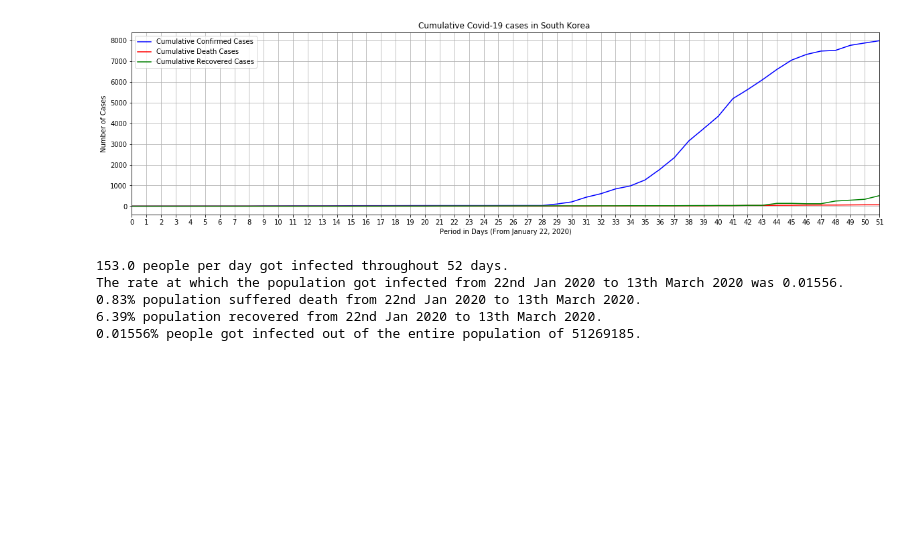
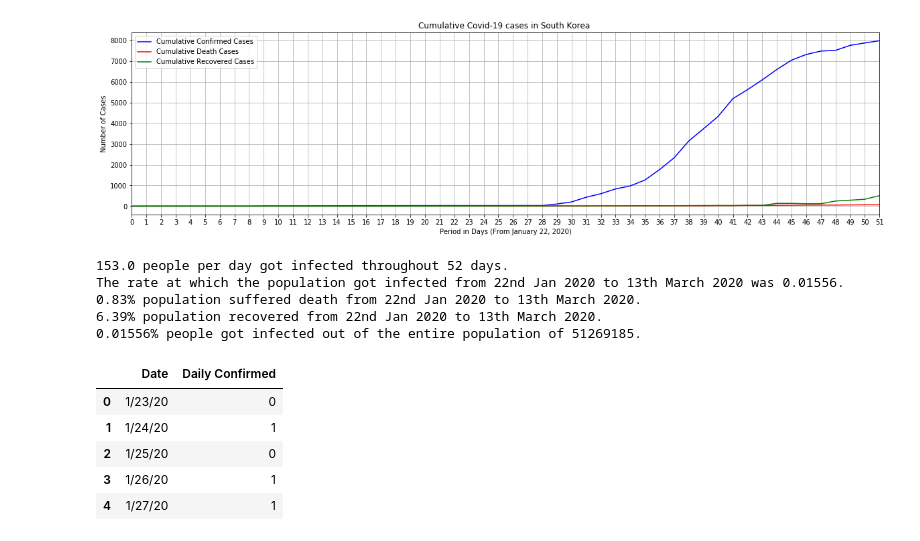
Before and after one commit to davesiddharth/Covid-19-US-Canada-Case-Prediction, a Jupyter notebook: COVID-19_South_Korea/Data_cleaning_South_Korea.ipynb, the cells around one changed output. Cells and saved outputs as stored; diff of their text form; code cells hidden in the pictures; blank space fills up the shorter version.

```diff
--- a/COVID-19_South_Korea/Data_cleaning_South_Korea.ipynb
+++ b/COVID-19_South_Korea/Data_cleaning_South_Korea.ipynb
@@ -240,0 +235,13 @@ The rate at which the population got infected from 22nd Jan 2020 to 13th March 2
+# %%
+difference.tolist()
+south_korea_daily_df=pd.DataFrame({"Date":south_korea_df["Date"].drop(0).tolist(),\
+                           "Daily Confirmed":difference.tolist()
+                           })
+south_korea_daily_df.head()
+# %% [output]
+|  | Date | Daily Confirmed |
+| 0 | 1/23/20 | 0 |
+| 1 | 1/24/20 | 1 |
+| 2 | 1/25/20 | 0 |
+| 3 | 1/26/20 | 1 |
+| 4 | 1/27/20 | 1 |
```
Also changed, not shown: parts of 4 cells of this notebook, 1 other file.
